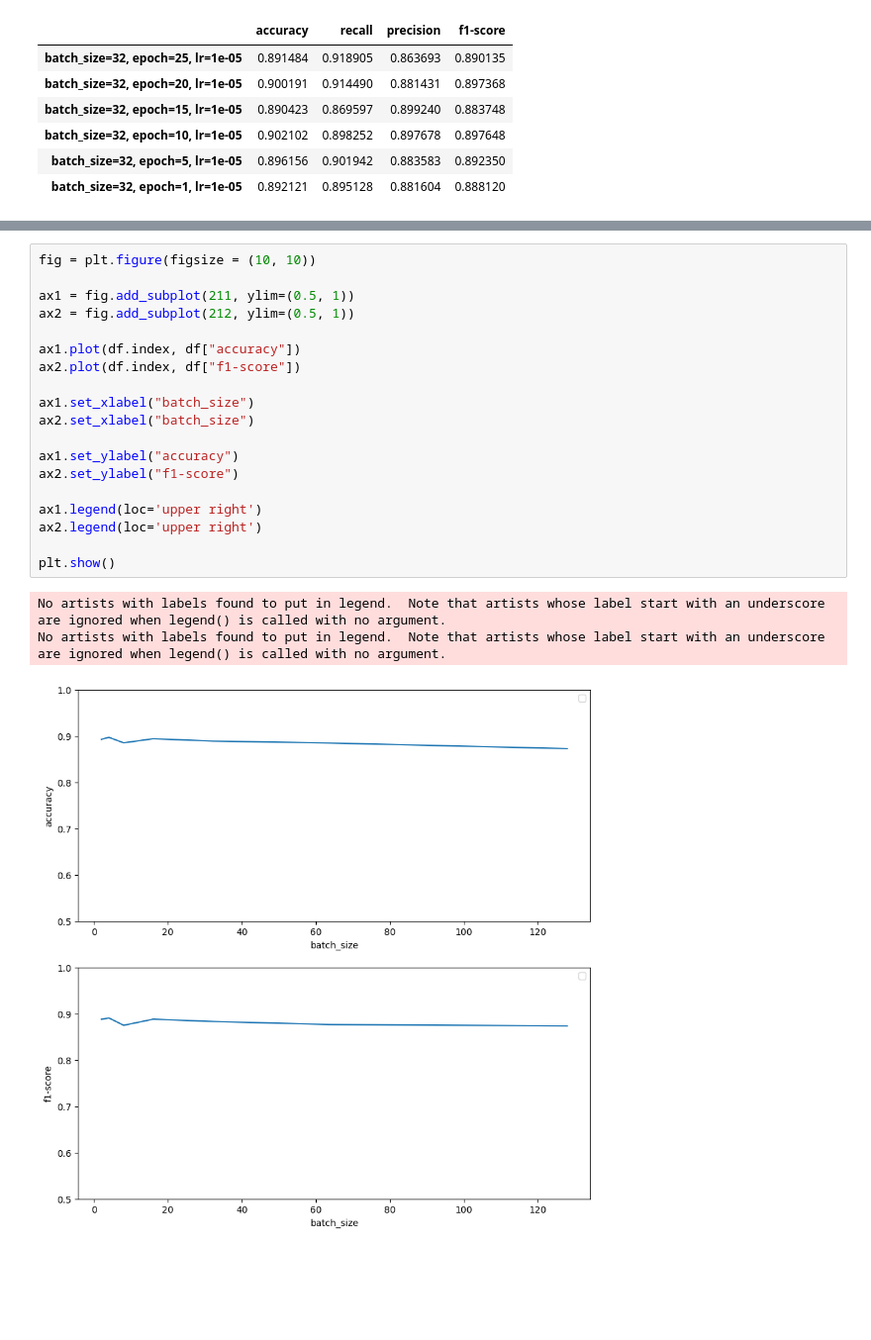
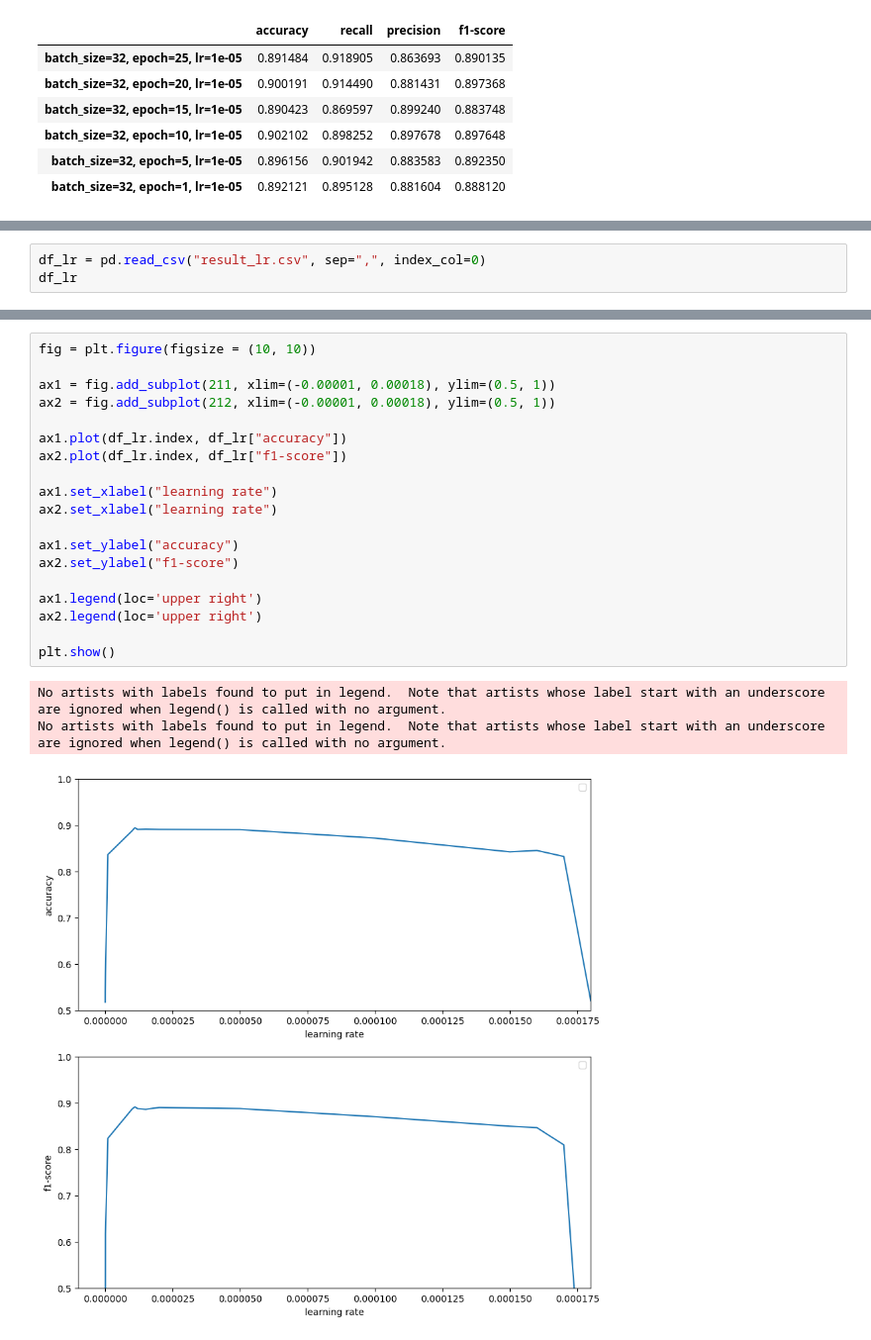
Before and after one commit to lotushk95/PDL-project, a Jupyter notebook: baseline.ipynb, the cells around one changed output, grey strips where cells are left out. Shown at 99% size. Drawn from its saved outputs; the diff is of its cells as text; blank space fills up the shorter version.

```diff
--- a/baseline.ipynb
+++ b/baseline.ipynb
@@ -309,0 +337,3 @@ df
+# %%
+df_lr = pd.read_csv("result_lr.csv", sep=",", index_col=0)
+df_lr
@@ -310,23 +395,23 @@ df
 # %%
 fig = plt.figure(figsize = (10, 10))
 
-ax1 = fig.add_subplot(211, ylim=(0.5, 1))
-ax2 = fig.add_subplot(212, ylim=(0.5, 1))
+ax1 = fig.add_subplot(211, xlim=(-0.00001, 0.00018), ylim=(0.5, 1))
+ax2 = fig.add_subplot(212, xlim=(-0.00001, 0.00018), ylim=(0.5, 1))
 
-ax1.plot(df.index, df["accuracy"])
-ax2.plot(df.index, df["f1-score"])
+ax1.plot(df_lr.index, df_lr["accuracy"])
+ax2.plot(df_lr.index, df_lr["f1-score"])
 
-ax1.set_xlabel("batch_size")
-ax2.set_xlabel("batch_size")
+ax1.set_xlabel("learning rate")
+ax2.set_xlabel("learning rate")
 
 ax1.set_ylabel("accuracy")
 ax2.set_ylabel("f1-score")
 
 ax1.legend(loc='upper right')
 ax2.legend(loc='upper right')
 
 plt.show()
 # %% [output]
 No artists with labels found to put in legend.  Note that artists whose label start with an underscore are ignored when legend() is called with no argument.
 No artists with labels found to put in legend.  Note that artists whose label start with an underscore are ignored when legend() is called with no argument.
-[figure, old version]
+[figure, new version]
```
Also changed, not shown: parts of 17 cells of this notebook.
